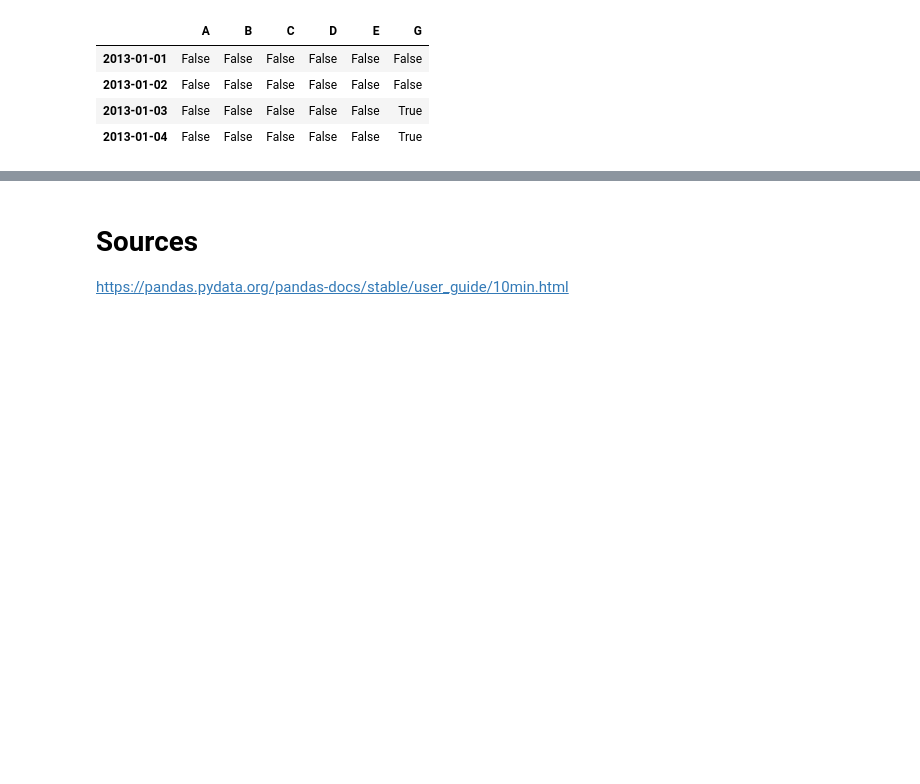
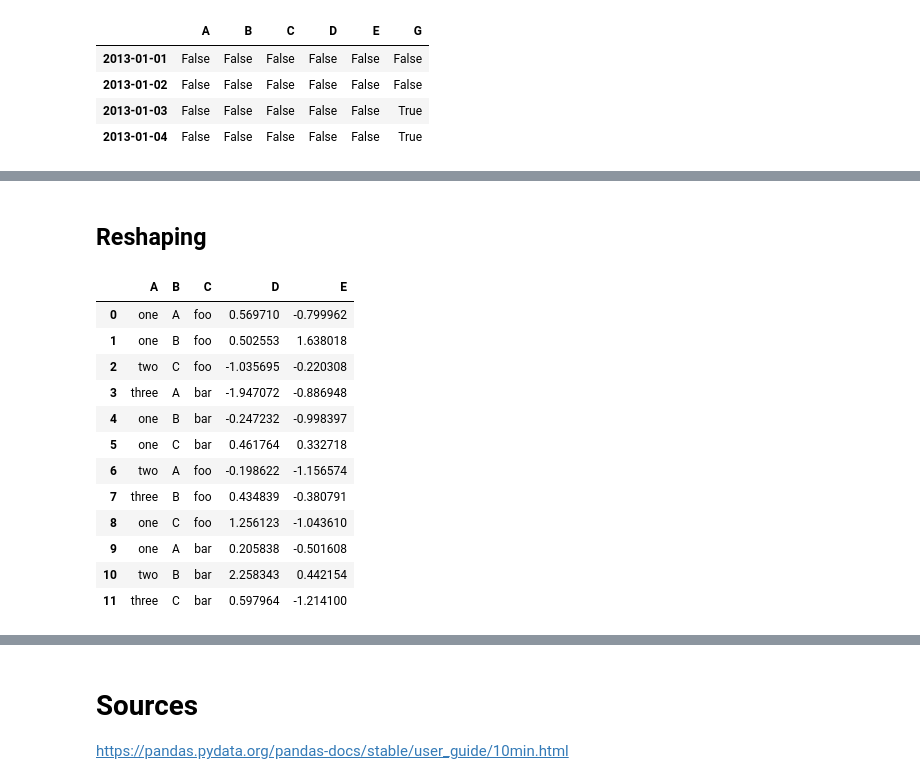
Before and after one commit to jahedpari/Python-CheatSheet, a Jupyter notebook: Pandas CheatSheet.ipynb, the cells around one changed output, grey strips where cells are left out. Saved outputs shown, nothing was run; the diff lists cells and outputs as text; code cells hidden in the pictures; blank space fills up the shorter version.

```diff
--- a/Pandas CheatSheet.ipynb
+++ b/Pandas CheatSheet.ipynb
@@ -526,0 +918,23 @@ pd.isnull(df1)
+# %% [markdown]
+## Reshaping
+# %%
+df = pd.DataFrame({'A': ['one', 'one', 'two', 'three'] * 3,
+   'B': ['A', 'B', 'C'] * 4,
+   'C': ['foo', 'foo', 'foo', 'bar', 'bar', 'bar'] * 2,
+   'D': np.random.randn(12),
+   'E': np.random.randn(12)})
+df
+# %% [output]
+|  | A | B | C | D | E |
+| 0 | one | A | foo | 0.569710 | -0.799962 |
+| 1 | one | B | foo | 0.502553 | 1.638018 |
+| 2 | two | C | foo | -1.035695 | -0.220308 |
+| 3 | three | A | bar | -1.947072 | -0.886948 |
+| 4 | one | B | bar | -0.247232 | -0.998397 |
+| 5 | one | C | bar | 0.461764 | 0.332718 |
+| 6 | two | A | foo | -0.198622 | -1.156574 |
+| 7 | three | B | foo | 0.434839 | -0.380791 |
+| 8 | one | C | foo | 1.256123 | -1.043610 |
+| 9 | one | A | bar | 0.205838 | -0.501608 |
+| 10 | two | B | bar | 2.258343 | 0.442154 |
+| 11 | three | C | bar | 0.597964 | -1.214100 |
```
Also changed, not shown: parts of 61 cells of this notebook, 1 other file.
